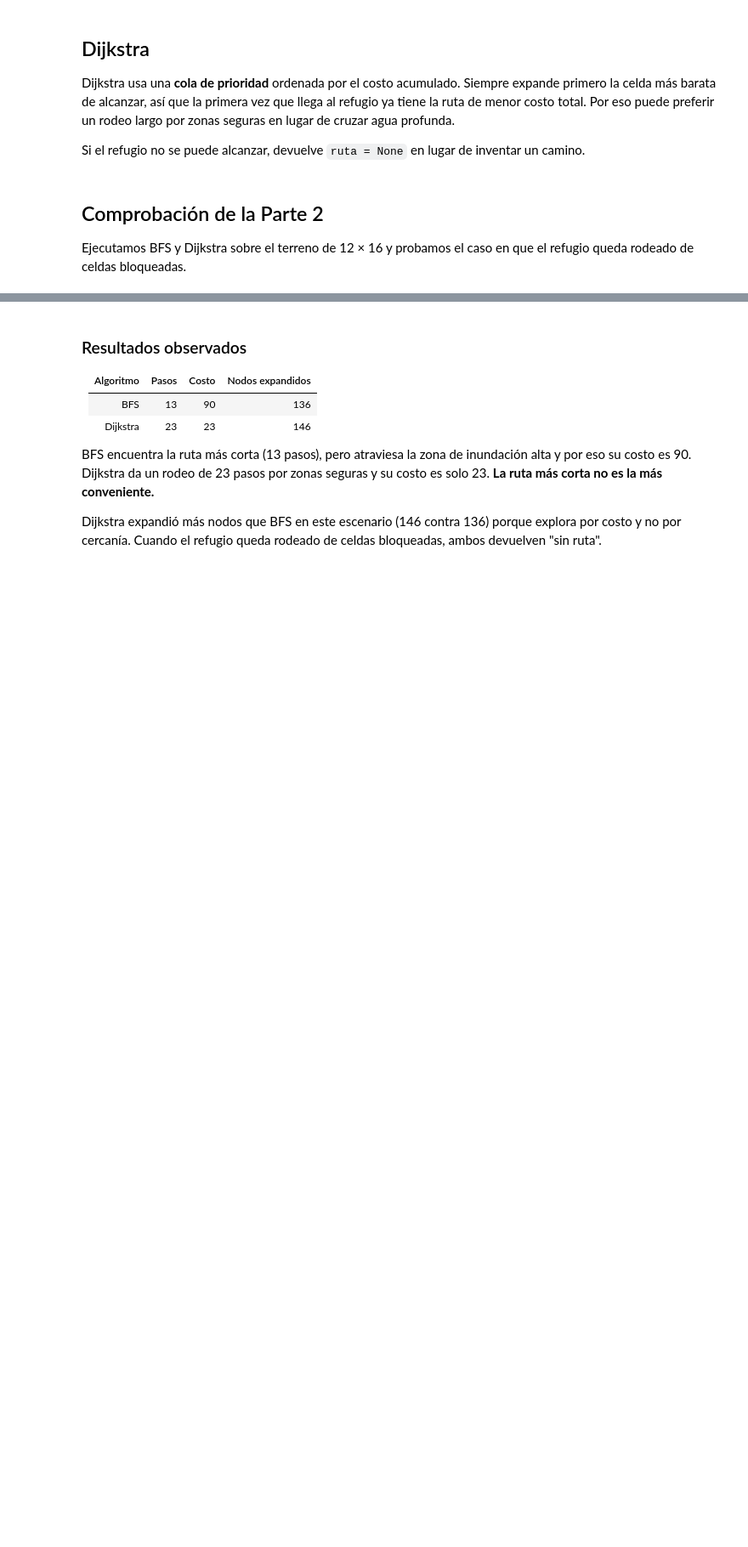
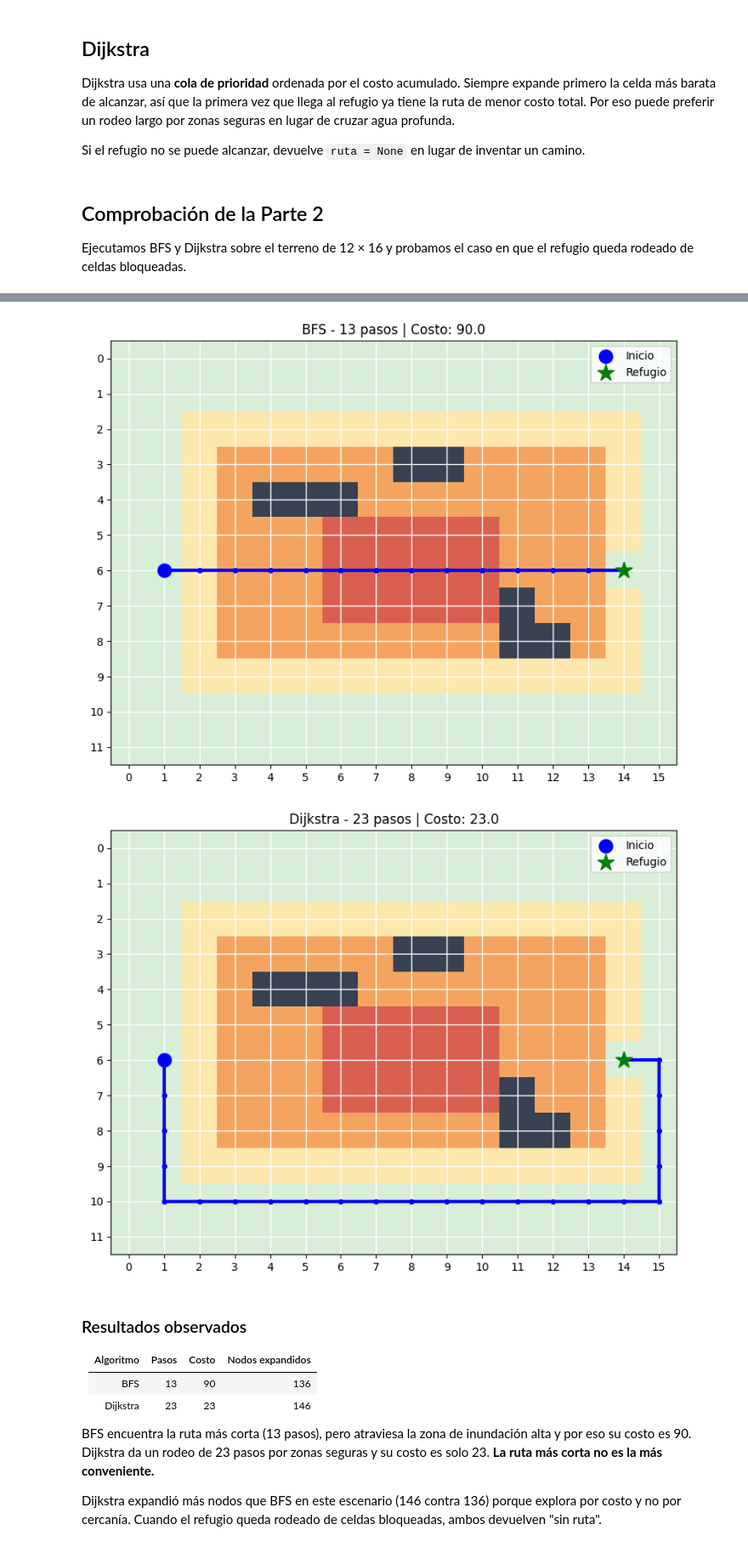
Before and after one commit to gretelZavaleta/laberinto-inundaciones-ia, a Jupyter notebook: laberinto_inundaciones_ia.ipynb, the cells around one changed output, grey strips where cells are left out. Shown at 85% size. Drawn from its saved outputs; the diff is of its cells as text; code cells hidden in the pictures; blank space fills up the shorter version.

```diff
--- a/laberinto_inundaciones_ia.ipynb
+++ b/laberinto_inundaciones_ia.ipynb
@@ -343,3 +347,60 @@ print("Refugio aislado: ambos algoritmos reportan 'sin ruta'.")
+# %%
+
+import matplotlib.pyplot as plt
+from matplotlib.colors import ListedColormap
+
+def visualizar_ruta(terreno, resultado, titulo):
+    ruta = resultado["ruta"]
+
+    colores = ListedColormap([
+        "#D8EED8",  # Nivel 0
+        "#FCE7AD",  # Nivel 1
+        "#F5A45F",  # Nivel 2
+        "#D95F50",  # Nivel 3
+        "#374151"   # Bloqueado
+    ])
+
+    fig, ax = plt.subplots(figsize=(10, 7))
+    ax.imshow(terreno, cmap=colores, vmin=0, vmax=4)
+
+    if ruta:
+        filas = [pos[0] for pos in ruta]
+        columnas = [pos[1] for pos in ruta]
+
+        ax.plot(columnas, filas, color="blue",
+                linewidth=3, marker="o", markersize=4)
+
+    ax.scatter(INICIO[1], INICIO[0],
+               color="blue", s=150, label="Inicio", zorder=5)
+
+    ax.scatter(REFUGIO[1], REFUGIO[0],
+               color="green", marker="*", s=250,
+               label="Refugio", zorder=5)
+
+    ax.set_xticks(range(len(terreno[0])))
+    ax.set_yticks(range(len(terreno)))
+    ax.grid(color="white", linewidth=1)
+    ax.set_title(titulo)
+    ax.legend()
+    plt.show()
+
+
+# Visualizar BFS
+visualizar_ruta(
+    terreno,
+    b,
+    f"BFS - {b['pasos']} pasos | Costo: {b['costo']}"
+)
+
+# Visualizar Dijkstra
+visualizar_ruta(
+    terreno,
+    d,
+    f"Dijkstra - {d['pasos']} pasos | Costo: {d['costo']}"
+)
+# %% [output]
+[figure, added]
+[figure, added]
 # %% [markdown]
 
 ### Resultados observados
```
Also changed, not shown: parts of 3 cells of this notebook.
